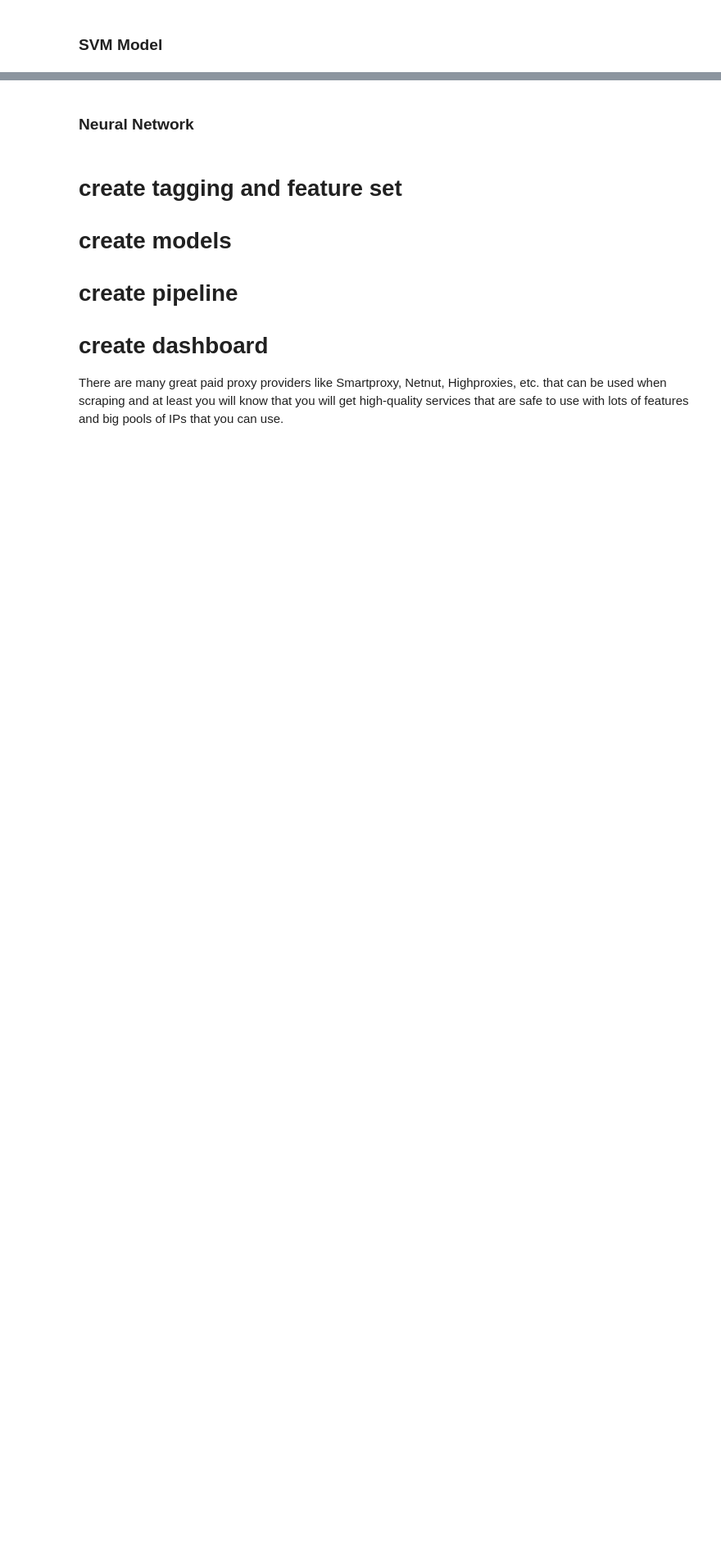
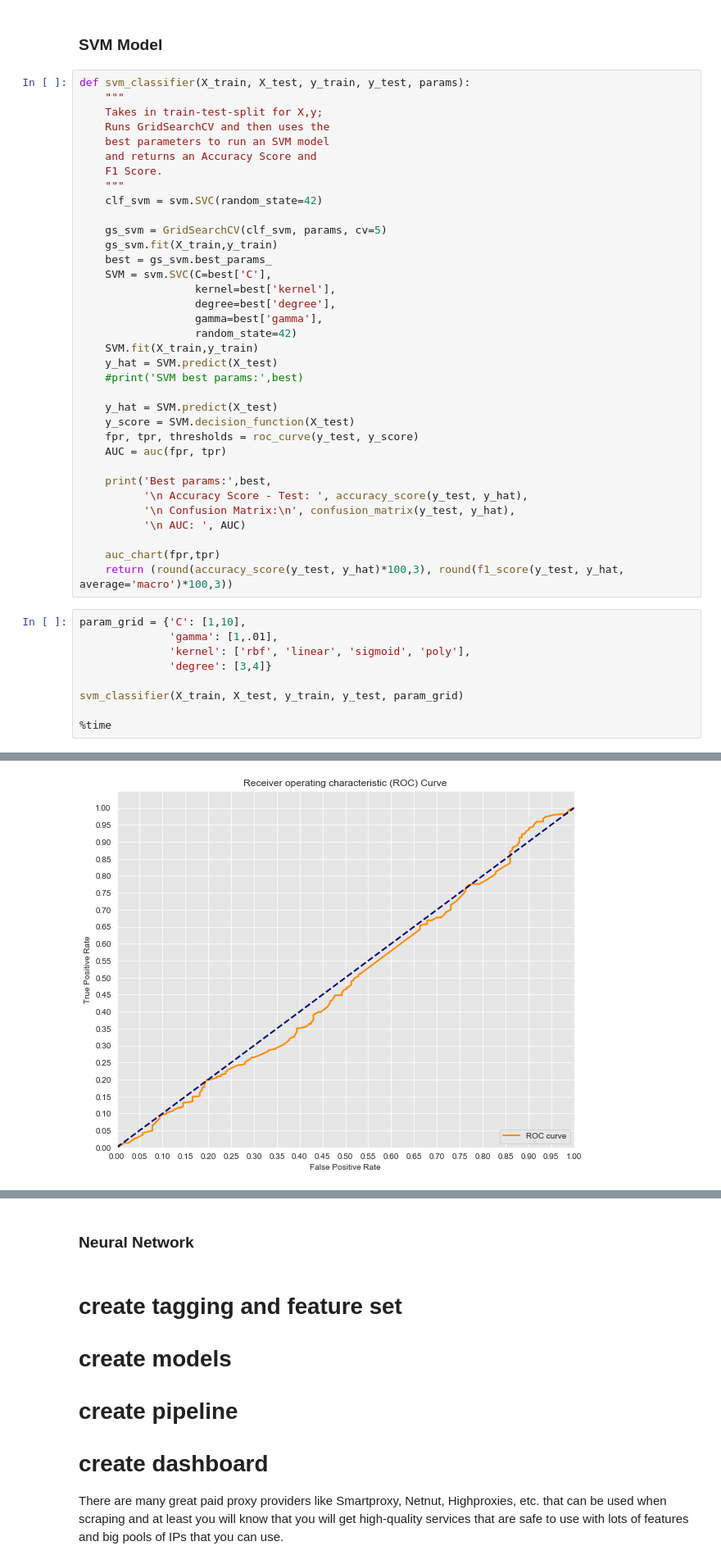
Before and after one commit to jnels13/NC_Litigation_Predictor, a Jupyter notebook: Litigation_Predictor.ipynb, the cells around one changed output, grey strips where cells are left out. Shown at 82% size. Saved outputs shown, nothing was run; the diff lists cells and outputs as text; blank space fills up the shorter version.

```diff
--- a/Litigation_Predictor.ipynb
+++ b/Litigation_Predictor.ipynb
@@ -229,2 +236,47 @@ AttributeError: get_params not found
 # %% [markdown]
 ### SVM Model
+# %%
+def svm_classifier(X_train, X_test, y_train, y_test, params):
+    """
+    Takes in train-test-split for X,y;
+    Runs GridSearchCV and then uses the
+    best parameters to run an SVM model
+    and returns an Accuracy Score and
+    F1 Score.
+    """
+    clf_svm = svm.SVC(random_state=42)
+
+    gs_svm = GridSearchCV(clf_svm, params, cv=5)
+    gs_svm.fit(X_train,y_train)
+    best = gs_svm.best_params_
+    SVM = svm.SVC(C=best['C'],
+                  kernel=best['kernel'],
+                  degree=best['degree'],
+                  gamma=best['gamma'],
+                  random_state=42)
+    SVM.fit(X_train,y_train)
+    y_hat = SVM.predict(X_test)
+    #print('SVM best params:',best)
+
+    y_hat = SVM.predict(X_test)
+    y_score = SVM.decision_function(X_test)
+    fpr, tpr, thresholds = roc_curve(y_test, y_score)
+    AUC = auc(fpr, tpr)
+
+    print('Best params:',best,
+          '\n Accuracy Score - Test: ', accuracy_score(y_test, y_hat),
+          '\n Confusion Matrix:\n', confusion_matrix(y_test, y_hat),
+          '\n AUC: ', AUC)
+
+    auc_chart(fpr,tpr)
+    return (round(accuracy_score(y_test, y_hat)*100,3), round(f1_score(y_test, y_hat, average='macro')*100,3))
+# %%
+param_grid = {'C': [1,10],
+              'gamma': [1,.01],
+              'kernel': ['rbf', 'linear', 'sigmoid', 'poly'],
+              'degree': [3,4]}
+
+svm_classifier(X_train, X_test, y_train, y_test, param_grid)
+
+%time
+# %% [output]
@@ -230,0 +289 @@ AttributeError: get_params not found
+[figure, added]
```
Also changed, not shown: parts of 18 cells of this notebook, 4 other files.
